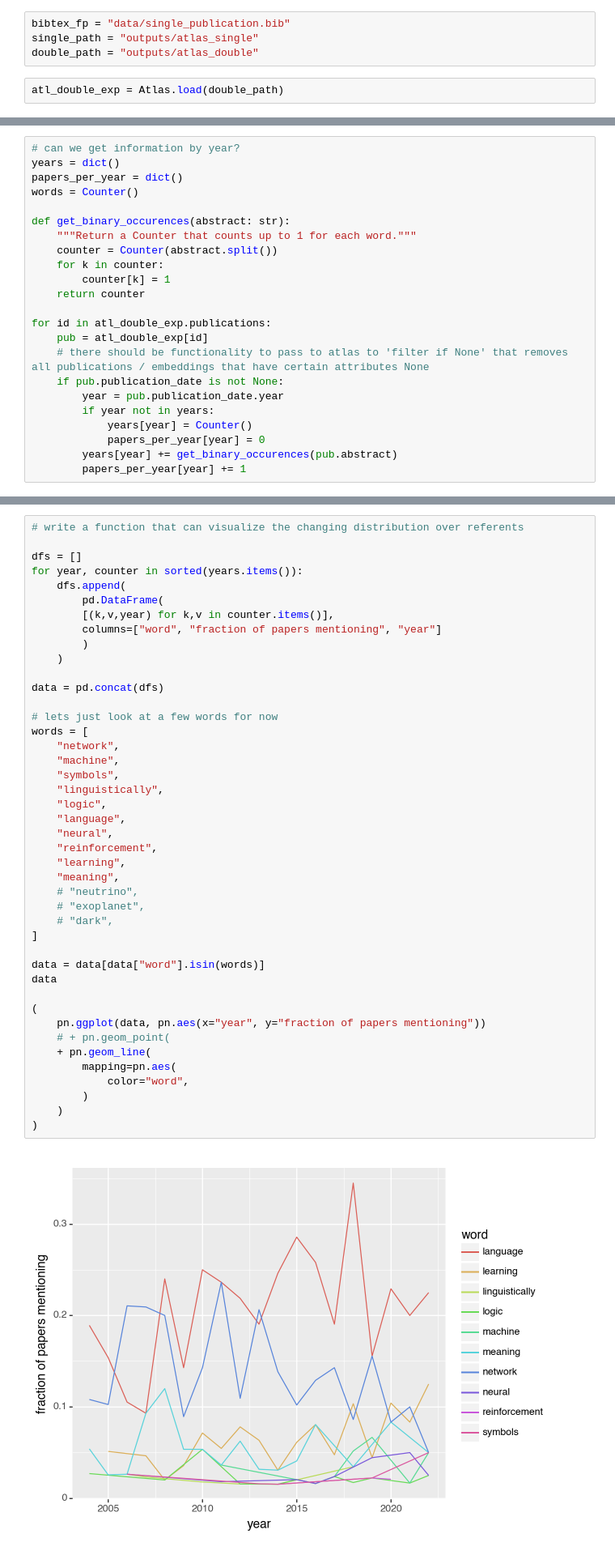
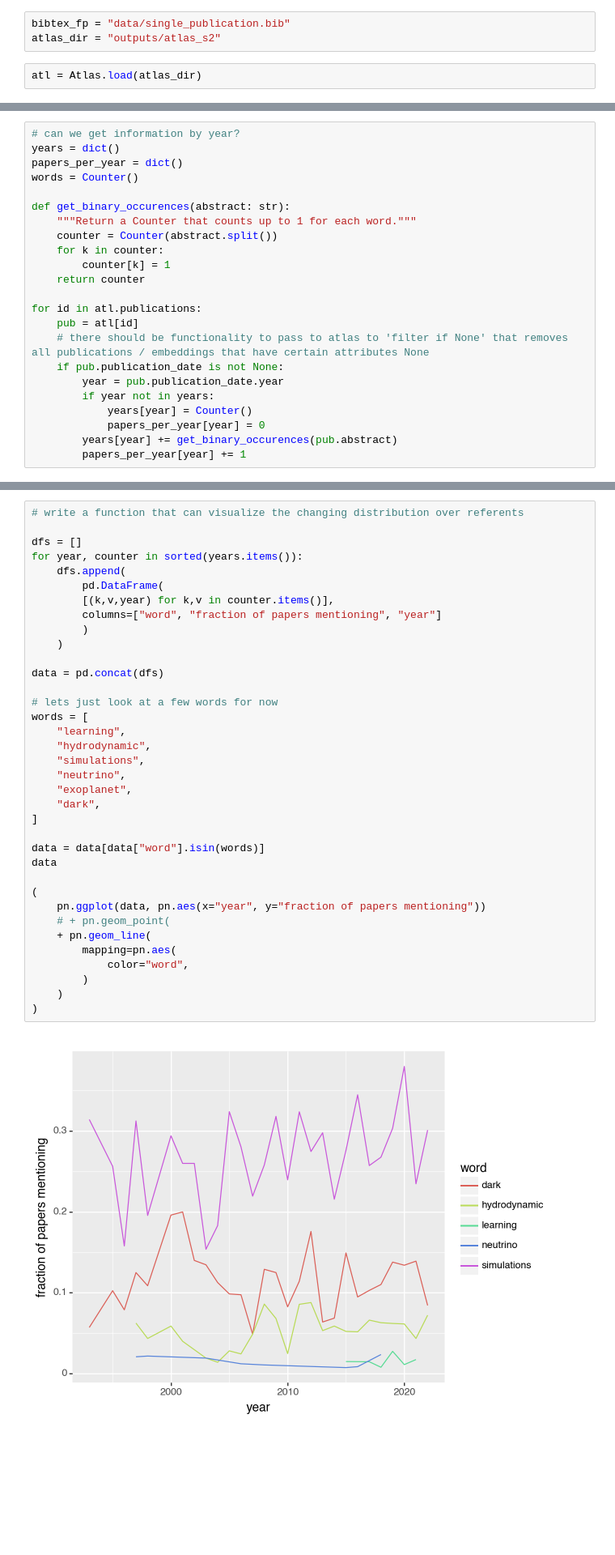
Before and after one commit to nathimel/sciterra, a Jupyter notebook: src/examples/scratch/analysis.ipynb, the cells around one changed output, grey strips where cells are left out. Shown at 81% size. Drawn from its saved outputs; the diff is of its cells as text; blank space fills up the shorter version.

```diff
--- a/src/examples/scratch/analysis.ipynb
+++ b/src/examples/scratch/analysis.ipynb
@@ -11,7 +11,6 @@ from sciterra.atlas import Atlas
 # %%
 bibtex_fp = "data/single_publication.bib"
-single_path = "outputs/atlas_single"
-double_path = "outputs/atlas_double"
+atlas_dir = "outputs/atlas_s2"
 # %%
-atl_double_exp = Atlas.load(double_path)
+atl = Atlas.load(atlas_dir)
 # %%
@@ -33,8 +32,8 @@ def get_binary_occurences(abstract: str):
         counter[k] = 1
     return counter
 
-for id in atl_double_exp.publications:
-    pub = atl_double_exp[id]
+for id in atl.publications:
+    pub = atl[id]
     # there should be functionality to pass to atlas to 'filter if None' that removes all publications / embeddings that have certain attributes None
     if pub.publication_date is not None:
         year = pub.publication_date.year
@@ -120,44 +117,37 @@ sorted(years.keys())
 
 dfs = []
 for year, counter in sorted(years.items()):
     dfs.append(
         pd.DataFrame(
         [(k,v,year) for k,v in counter.items()],
         columns=["word", "fraction of papers mentioning", "year"]
         )
     )
 
 data = pd.concat(dfs)
 
 # lets just look at a few words for now
 words = [
-    "network",
-    "machine",
-    "symbols",
-    "linguistically",
-    "logic",
-    "language",
-    "neural",
-    "reinforcement",
     "learning",
-    "meaning",
-    # "neutrino",
-    # "exoplanet",
-    # "dark",
+    "hydrodynamic",
+    "simulations",
+    "neutrino",
+    "exoplanet",
+    "dark",
 ]
 
 data = data[data["word"].isin(words)]
 data
 
 (
     pn.ggplot(data, pn.aes(x="year", y="fraction of papers mentioning"))
     # + pn.geom_point(
     + pn.geom_line(
         mapping=pn.aes(
             color="word",
         )
     )
 )
 # %% [output]
-[figure, old version]
+[figure, new version]
 <Figure Size: (640 x 480)>
```
Also changed, not shown: parts of 5 cells of this notebook, 21 other files.
